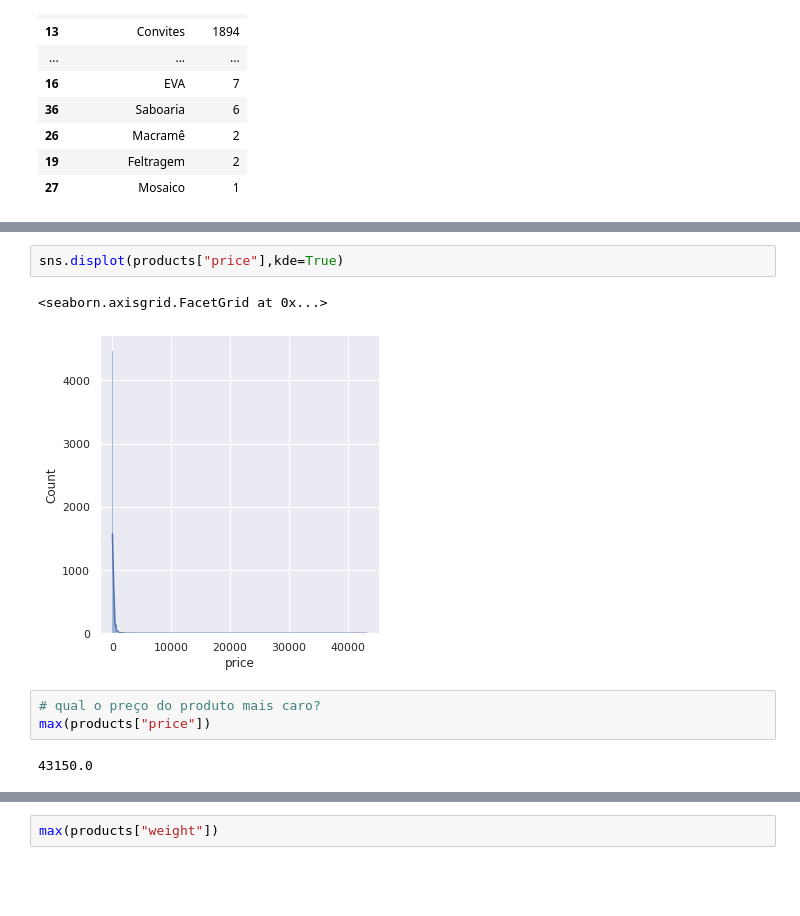
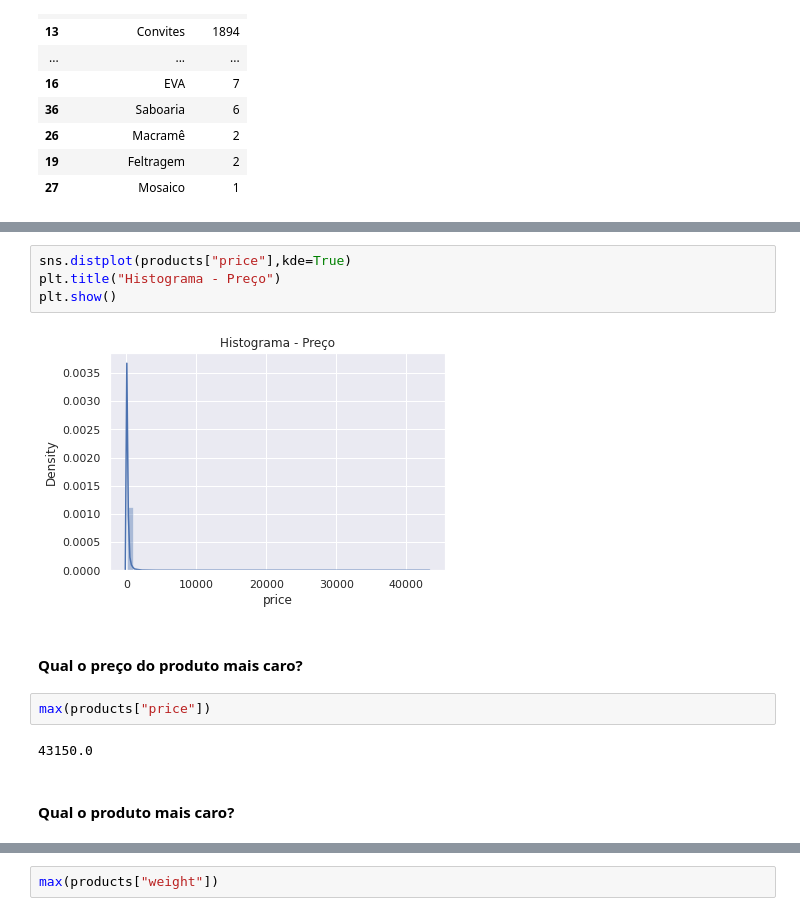
Before and after one commit to brenomatos/case, a Jupyter notebook: exp-analysis.ipynb, the cells around one changed output, grey strips where cells are left out. Cells and saved outputs as stored; diff of their text form; blank space fills up the shorter version.

```diff
--- a/exp-analysis.ipynb
+++ b/exp-analysis.ipynb
@@ -61,11 +79,15 @@ cdf(products,"price")
 # %%
-sns.displot(products["price"],kde=True)
+sns.distplot(products["price"],kde=True)
+plt.title("Histograma - Preço")
+plt.show()
 # %% [output]
-<seaborn.axisgrid.FacetGrid at 0x...>
-[figure, old version]
+[figure, new version]
+# %% [markdown]
+#### Qual o preço do produto mais caro?
 # %%
-# qual o preço do produto mais caro?
 max(products["price"])
 # %% [output]
 43150.0
+# %% [markdown]
+#### Qual o produto mais caro?
 # %%
```
Also changed, not shown: parts of 57 cells of this notebook.
